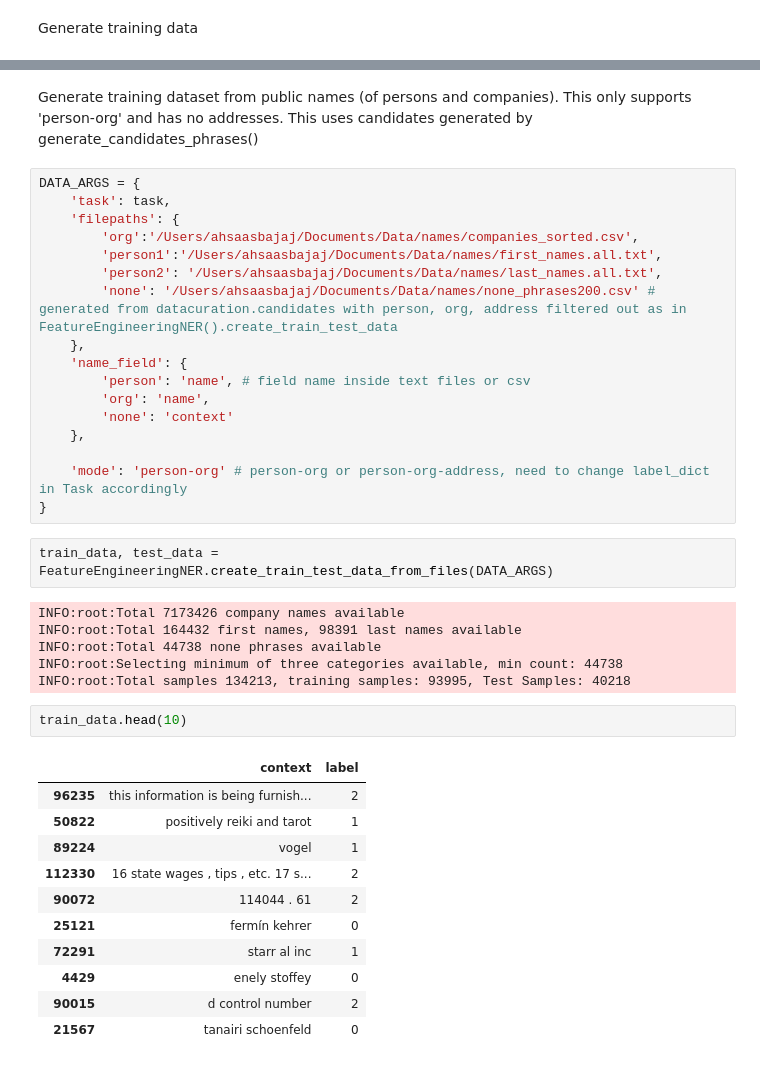
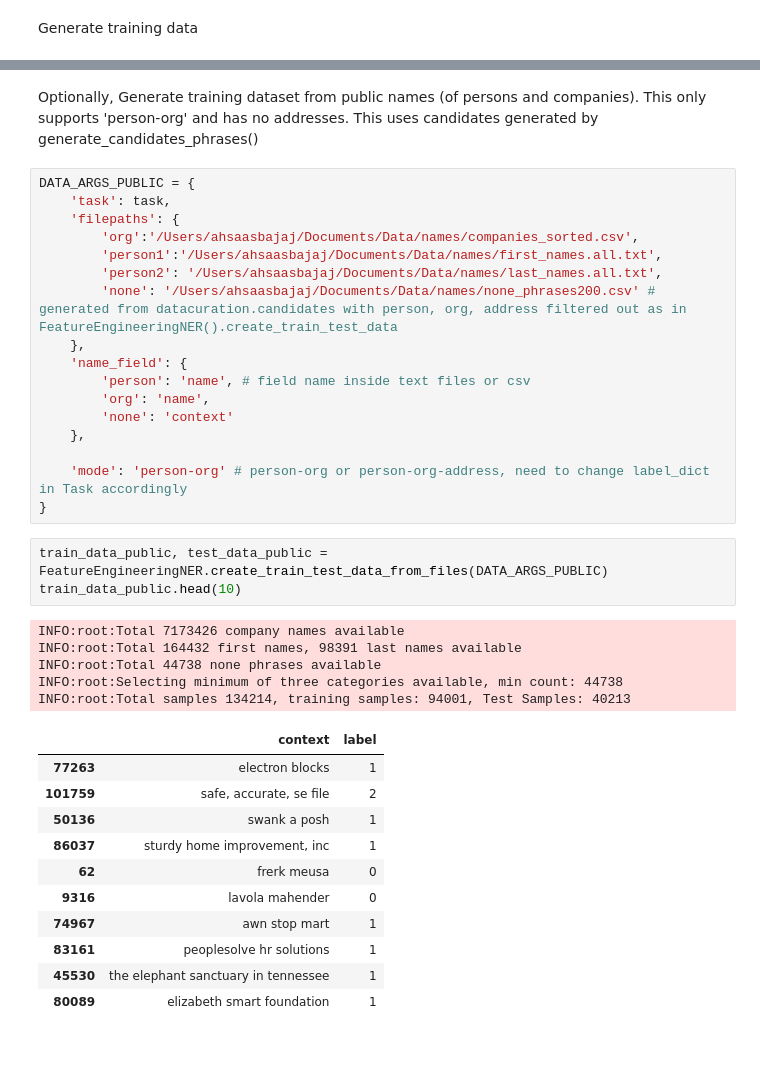
Before and after one commit to omegablitz/nlp-toolbox, a Jupyter notebook: model_framework/train_NER.ipynb, the cells around one changed output, grey strips where cells are left out. Cells and saved outputs as stored; diff of their text form.

```diff
--- a/model_framework/train_NER.ipynb
+++ b/model_framework/train_NER.ipynb
@@ -145,7 +149,7 @@ INFO:root:train data: (4185, 2), test test: (1797, 2)
 # %% [markdown]
-Generate training dataset from public names (of persons and companies). This only supports 'person-org' and has no addresses. This uses candidates generated by generate_candidates_phrases()
+Optionally, Generate training dataset from public names (of persons and companies). This only supports 'person-org' and has no addresses. This uses candidates generated by generate_candidates_phrases()
 # %%
-DATA_ARGS = {
+DATA_ARGS_PUBLIC = {
     'task': task,
     'filepaths': {
         'org':'/Users/ahsaasbajaj/Documents/Data/names/companies_sorted.csv',
@@ -161,25 +165,23 @@ DATA_ARGS = {
 
     'mode': 'person-org' # person-org or person-org-address, need to change label_dict in Task accordingly
 }
-# %%
-train_data, test_data = FeatureEngineeringNER.create_train_test_data_from_files(DATA_ARGS)
-# %% [output]
-INFO:root:Total 7173426 company names available
-INFO:root:Total 164432 first names, 98391 last names available
-INFO:root:Total 44738 none phrases available
-INFO:root:Selecting minimum of three categories available, min count: 44738
-INFO:root:Total samples 134213, training samples: 93995, Test Samples: 40218
-# %%
-train_data.head(10)
-# %% [output]
-|  | context | label |
-| 96235 | this information is being furnish... | 2 |
-| 50822 | positively reiki and tarot | 1 |
-| 89224 | vogel | 1 |
-| 112330 | 16 state wages , tips , etc. 17 s... | 2 |
-| 90072 | 114044 . 61 | 2 |
-| 25121 | fermín kehrer | 0 |
-| 72291 | starr al inc | 1 |
-| 4429 | enely stoffey | 0 |
-| 90015 | d control number | 2 |
-| 21567 | tanairi schoenfeld | 0 |
+# %%
+train_data_public, test_data_public = FeatureEngineeringNER.create_train_test_data_from_files(DATA_ARGS_PUBLIC)
+train_data_public.head(10)
+# %% [output]
+INFO:root:Total 7173426 company names available
+INFO:root:Total 164432 first names, 98391 last names available
+INFO:root:Total 44738 none phrases available
+INFO:root:Selecting minimum of three categories available, min count: 44738
+INFO:root:Total samples 134214, training samples: 94001, Test Samples: 40213
+|  | context | label |
+| 77263 | electron blocks | 1 |
+| 101759 | safe, accurate, se file | 2 |
+| 50136 | swank a posh | 1 |
+| 86037 | sturdy home improvement, inc | 1 |
+| 62 | frerk meusa | 0 |
+| 9316 | lavola mahender | 0 |
+| 74967 | awn stop mart | 1 |
+| 83161 | peoplesolve hr solutions | 1 |
+| 45530 | the elephant sanctuary in tennessee | 1 |
+| 80089 | elizabeth smart foundation | 1 |
```
Also changed, not shown: parts of 6 cells of this notebook, 5 other files.
